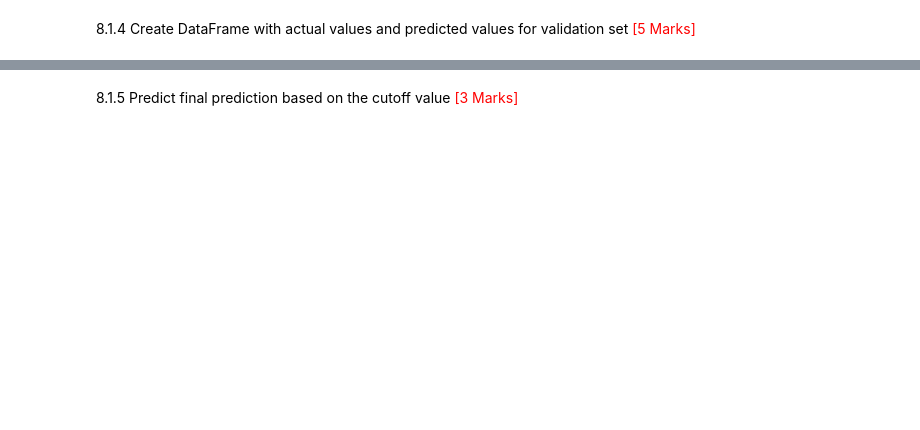
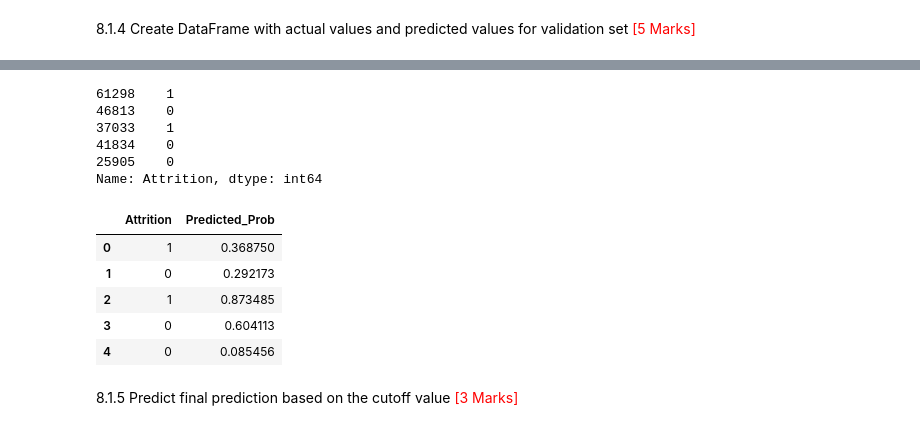
Before and after one commit to Aditi-Kulkarni-PA/04-02-ML-models-logistic-regression, a Jupyter notebook: notebooks/04-03-07 Predicting_Employee_Retention_Starter.ipynb, the cells around one changed output, grey strips where cells are left out. Saved outputs shown, nothing was run; the diff lists cells and outputs as text; code cells hidden in the pictures; blank space fills up the shorter version.

```diff
--- a/notebooks/Predicting_Employee_Retention_Starter.ipynb
+++ b/notebooks/04-03-07 Predicting_Employee_Retention_Starter.ipynb
@@ -1694,8 +1740,31 @@ Use the model from the previous step to make predictions on the validation set w
+# %%
+y_test = y_test.replace({"Stayed": 0, "Left": 1})
+y_test = y_test.rename("Attrition")
+y_test = y_test.astype(int)
+y_test.head()
+# %% [output]
+61298    1
+46813    0
+37033    1
+41834    0
+25905    0
+Name: Attrition, dtype: int64
 # %%
 # Convert 'y_validation_pred' to a DataFrame 'predicted_probability'
+predicted_probability = pd.DataFrame(y_test_pred, columns=['Predicted_Prob']).reset_index(drop=True)
 
 # Convert 'y_validation' to DataFrame 'actual'
+actual = pd.DataFrame(y_test, columns=['Attrition']).reset_index(drop=True)
 
 # Remove index from both DataFrames 'actual' and 'predicted_probability' to append them side by side
+predicted_vs_actual = pd.concat([actual, predicted_probability], axis=1)
+predicted_vs_actual.head()
+# %% [output]
+|  | Attrition | Predicted_Prob |
+| 0 | 1 | 0.368750 |
+| 1 | 0 | 0.292173 |
+| 2 | 1 | 0.873485 |
+| 3 | 0 | 0.604113 |
+| 4 | 0 | 0.085456 |
 # %% [markdown]
 8.1.5 Predict final prediction based on the cutoff value <font color="red">[3 Marks]</font>
```
Also changed, not shown: parts of 41 cells of this notebook, 3 other files.
